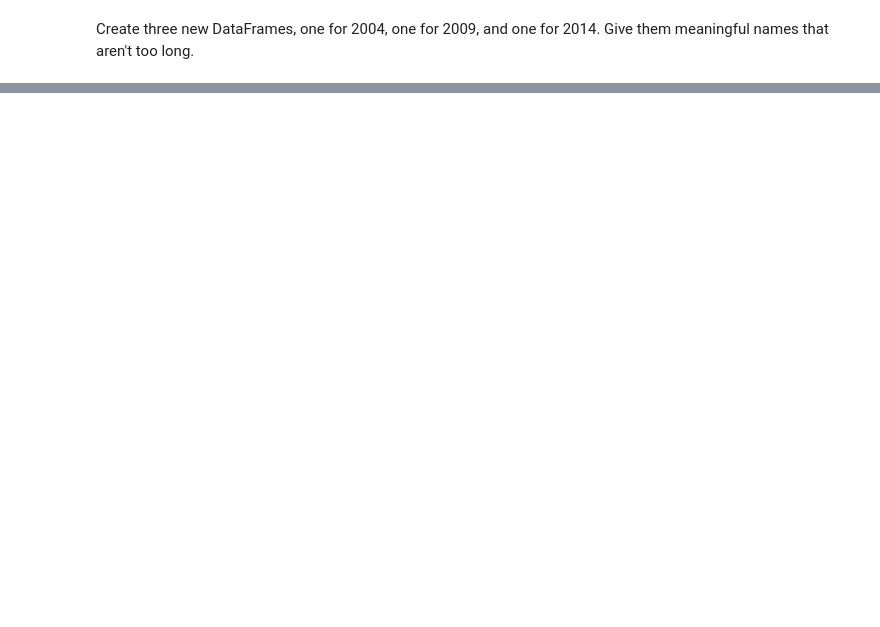
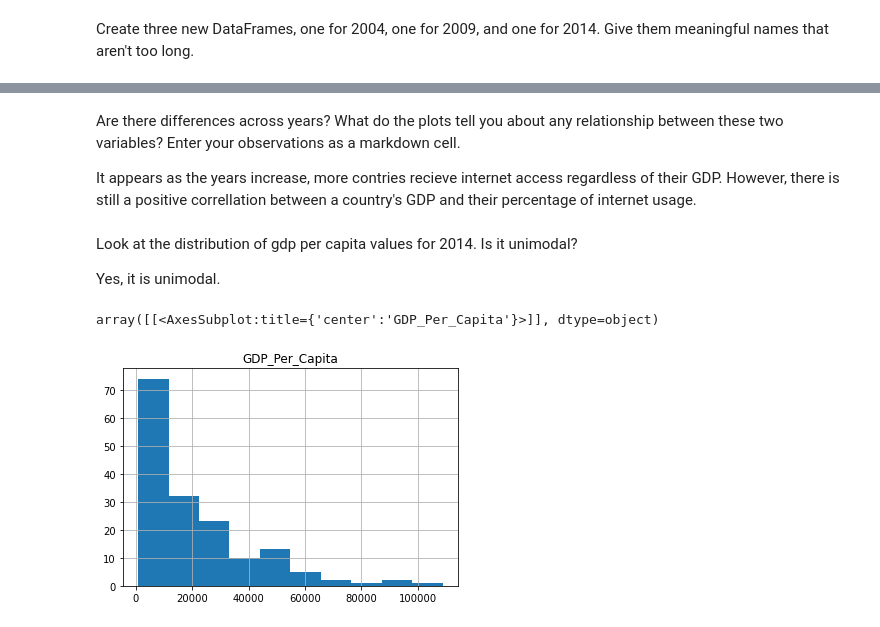
Before and after one commit to tarynpatterson/gdp-and-internet-usage-tarynpatterson, a Jupyter notebook: data/GDP and Internet Usage.ipynb, the cells around one changed output, grey strips where cells are left out. Saved outputs shown, nothing was run; the diff lists cells and outputs as text; code cells hidden in the pictures; blank space fills up the shorter version.

```diff
--- a/data/GDP and Internet Usage.ipynb
+++ b/data/GDP and Internet Usage.ipynb
@@ -237,0 +340,13 @@ Index: []
+# %% [markdown]
+Are there differences across years? What do the plots tell you about any relationship between these two variables? Enter your observations as a markdown cell.
+
+It appears as the years increase, more contries recieve internet access regardless of their GDP. However, there is still a positive correllation between a country's GDP and their percentage of internet usage.
+# %% [markdown]
+Look at the distribution of gdp per capita values for 2014. Is it unimodal?
+
+Yes, it is unimodal.
+# %%
+gdp_int_2014.hist('GDP_Per_Capita', bins = 10)
+# %% [output]
+array([[<AxesSubplot:title={'center':'GDP_Per_Capita'}>]], dtype=object)
+[figure, added]
```
Also changed, not shown: parts of 28 cells of this notebook.
